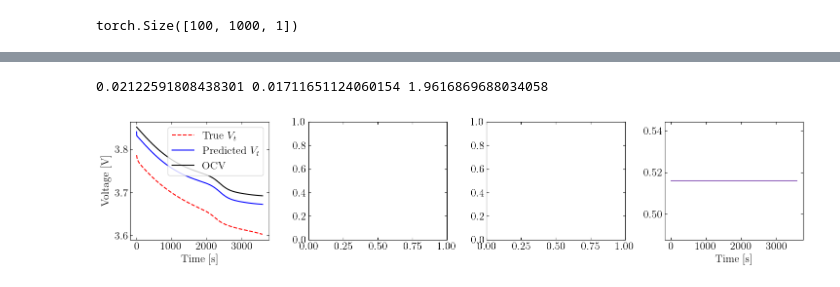
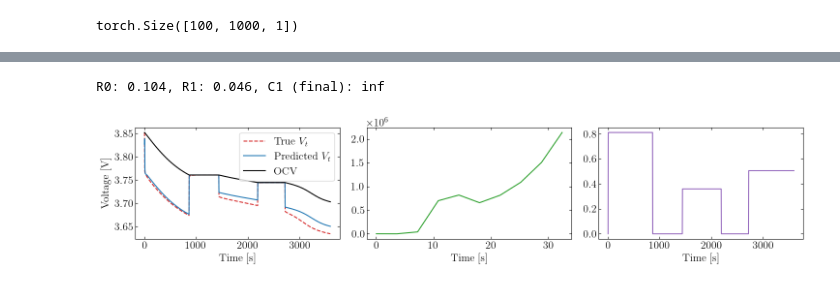
Before and after one commit to j-haralds/MSc_thesis, a Jupyter notebook: program/3_PHNN_ECM/4_JN_PHNN.ipynb, the cells around one changed output, grey strips where cells are left out. Saved outputs shown, nothing was run; the diff lists cells and outputs as text; code cells hidden in the pictures.

Commit message:
pulse

```diff
--- a/program/3_PHNN_ECM/4_JN_PHNN.ipynb
+++ b/program/3_PHNN_ECM/4_JN_PHNN.ipynb
@@ -147,8 +152,8 @@ def load_data(path, var_index = var_index):
     data = {var: X[:, :, idx] for var, idx in var_index.items()}
     return data
 
-
-path = f'data_PHNN/data_c_DC_dt_{T}.npz'
+# path = f'data_PHNN/data_c_DC_dt_{T}.npz'
+path = f'data_PHNN/data_c_pulse_dt_{T}.npz'
 D = load_data(path)
 I = D['I']; V = D['V']; ocv = D['ocv']
 B = I.shape[0]
@@ -406,22 +378,25 @@ def eval_rollout_phnn(idx=0):
 # %%
-idx = 0
-V_pred, V_true, I_phys, t, valid, R0, R1, C1, Q = eval_rollout_phnn(idx)
+idx = 10
+V_pred, V_true, I_phys, t, valid, C1 = eval_rollout_phnn(idx)
 
-fig, axes = plt.subplots(1, 4, figsize=(15, 3.5))
+fig, axes = plt.subplots(1, 3, figsize=(15, 3.5))
 
-axes[0].plot(t[valid], V_true[valid], 'r--', label=r'True $V_t$')
-axes[0].plot(t[valid], V_pred[valid], 'b-',  label=r'Predicted $V_t$')
+axes[0].plot(t[valid], V_true[valid], '--', color='tab:red', label=r'True $V_t$')
+axes[0].plot(t[valid], V_pred[valid], color='tab:blue',  label=r'Predicted $V_t$')
 axes[0].plot(t[valid], ocv_test[idx][valid], 'k-', label=r'OCV')
 axes[0].set_xlabel("Time [s]")
 axes[0].set_ylabel("Voltage [V]")
 axes[0].legend()
 
-print(R0[0].item(), R1[0].item(), C1[0].item())
+print(f'R0: {model.R0.item():.3f}, R1: {model.R1.item():.3f}, C1 (final): {C1[0, -1].item():.3f}')
 
-axes[3].plot(t, I_phys[0, :], color='tab:purple', label=r'RC time constant $\tau$ [s]')
-axes[3].set_xlabel("Time [s]")
+axes[1].plot(t[:10], C1[0, :10].detach().numpy(), color='tab:green', label=r'Estimated C1 [F]')
+axes[1].set_xlabel("Time [s]")
+
+axes[2].plot(t, I_phys[0, :], color='tab:purple', label=r'RC time constant $\tau$ [s]')
+axes[2].set_xlabel("Time [s]")
 
 fig.tight_layout()
 # %% [output]
-0.02122591808438301 0.01711651124060154 1.9616869688034058
+R0: 0.104, R1: 0.046, C1 (final): inf
-[figure, old version]
+[figure, new version]
```
Also changed, not shown: parts of 6 cells of this notebook, 2 other files.
